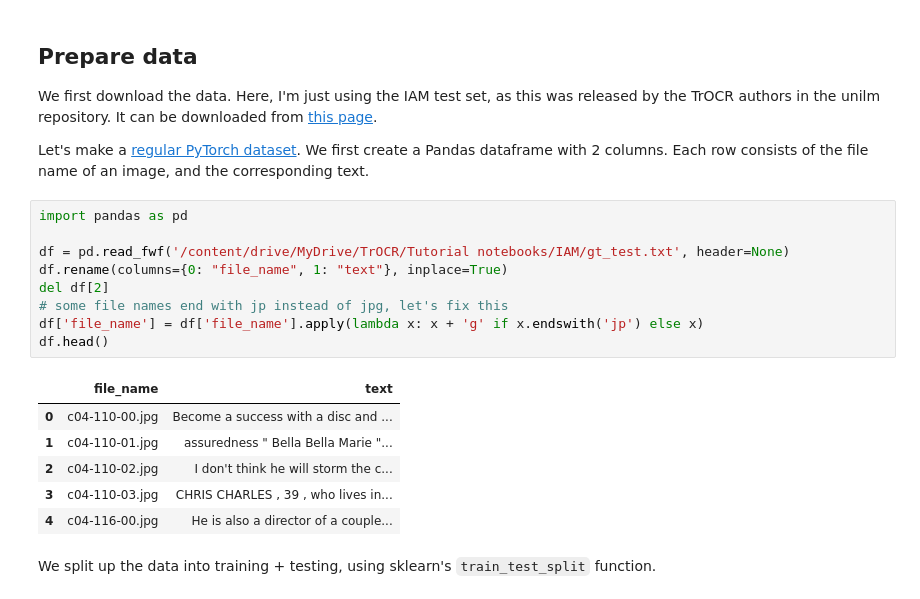
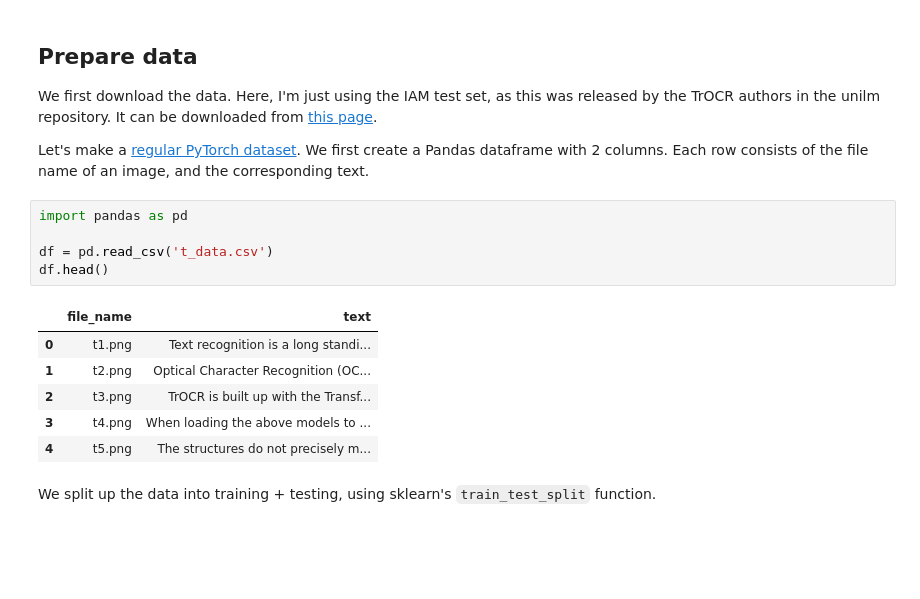
Before and after one commit to mtzig/badwriting_OCR, a Jupyter notebook: Fine_tune_TrOCR.ipynb, the cells around one changed output. Drawn from its saved outputs; the diff is of its cells as text; blank space fills up the shorter version.

```diff
--- a/Fine_tune_TrOCR.ipynb
+++ b/Fine_tune_TrOCR.ipynb
@@ -38,22 +50,18 @@ We will not be using HuggingFace Datasets in this notebook for data preprocessin
 We first download the data. Here, I'm just using the IAM test set, as this was released by the TrOCR authors in the unilm repository. It can be downloaded from [this page](https://github.com/microsoft/unilm/tree/master/trocr).
 
 Let's make a [regular PyTorch dataset](https://pytorch.org/tutorials/beginner/basics/data_tutorial.html). We first create a Pandas dataframe with 2 columns. Each row consists of the file name of an image, and the corresponding text.
-# %%
-import pandas as pd
-
-df = pd.read_fwf('/content/drive/MyDrive/TrOCR/Tutorial notebooks/IAM/gt_test.txt', header=None)
-df.rename(columns={0: "file_name", 1: "text"}, inplace=True)
-del df[2]
-# some file names end with jp instead of jpg, let's fix this
-df['file_name'] = df['file_name'].apply(lambda x: x + 'g' if x.endswith('jp') else x)
-df.head()
-# %% [output]
-|  | file_name | text |
-| 0 | c04-110-00.jpg | Become a success with a disc and ... |
-| 1 | c04-110-01.jpg | assuredness " Bella Bella Marie "... |
-| 2 | c04-110-02.jpg | I don't think he will storm the c... |
-| 3 | c04-110-03.jpg | CHRIS CHARLES , 39 , who lives in... |
-| 4 | c04-116-00.jpg | He is also a director of a couple... |
+# %%
+import pandas as pd
+
+df = pd.read_csv('t_data.csv')
+df.head()
+# %% [output]
+|  | file_name | text |
+| 0 | t1.png | Text recognition is a long standi... |
+| 1 | t2.png | Optical Character Recognition (OC... |
+| 2 | t3.png | TrOCR is built up with the Transf... |
+| 3 | t4.png | When loading the above models to ... |
+| 4 | t5.png | The structures do not precisely m... |
 # %% [markdown]
 We split up the data into training + testing, using sklearn's `train_test_split` function.
 # %%
```
Also changed, not shown: parts of 11 cells of this notebook.
